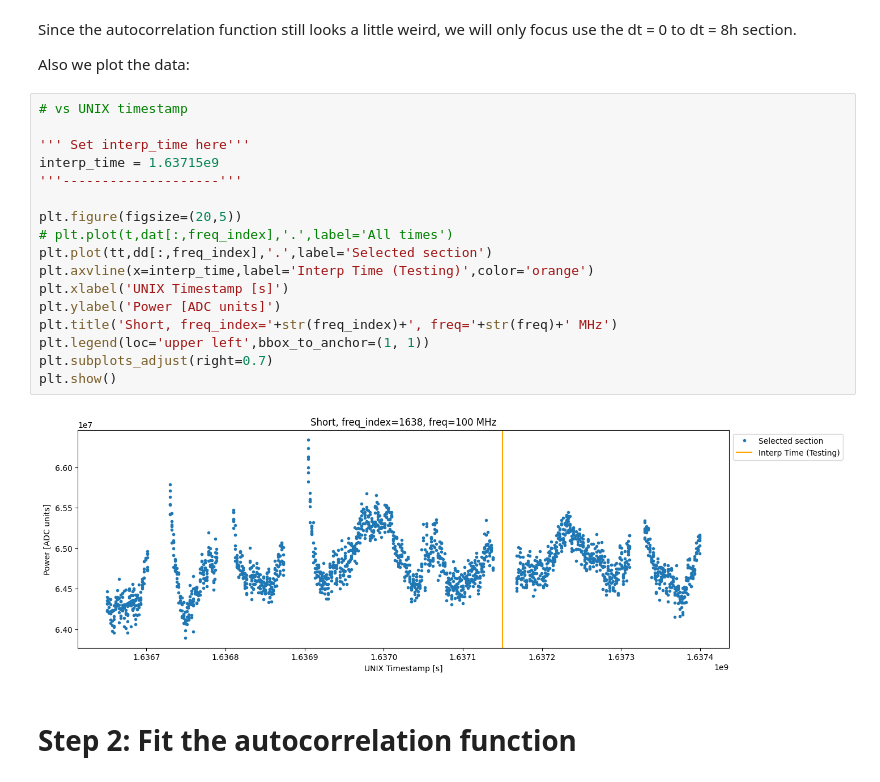
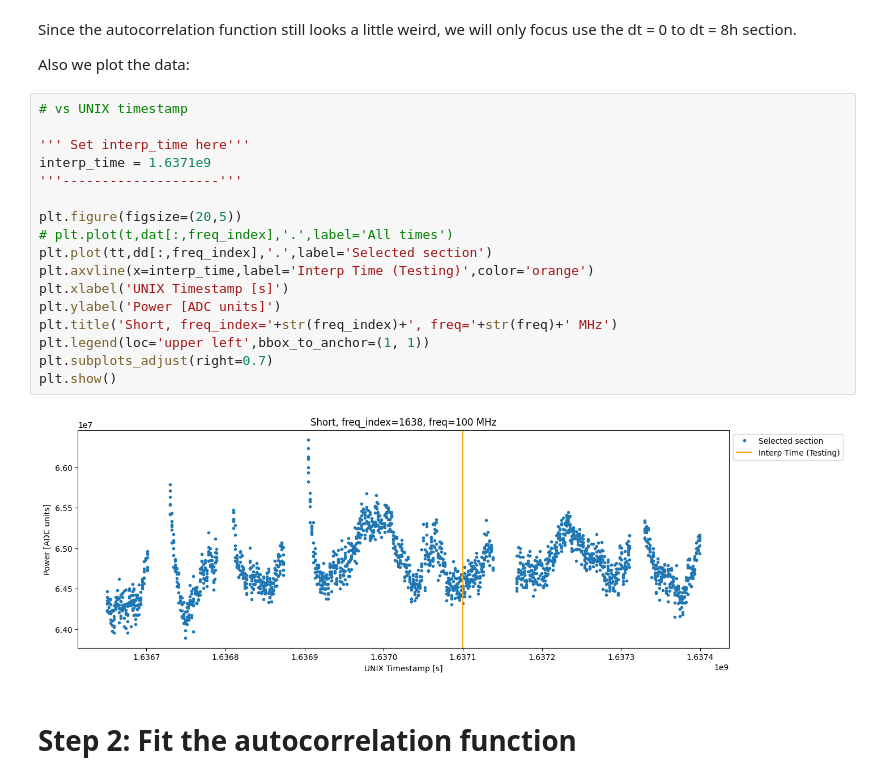
Before and after one commit to PRIZM-Experiment/prizm-calibration, a Jupyter notebook: Kriging.ipynb, the cells around one changed output. Cells and saved outputs as stored; diff of their text form.

```diff
--- a/Kriging.ipynb
+++ b/Kriging.ipynb
@@ -186,22 +230,22 @@ Also we plot the data:
 # %%
 # vs UNIX timestamp
 
 ''' Set interp_time here'''
-interp_time = 1.63715e9
+interp_time = 1.6371e9
 '''--------------------'''
 
 plt.figure(figsize=(20,5))
 # plt.plot(t,dat[:,freq_index],'.',label='All times')
 plt.plot(tt,dd[:,freq_index],'.',label='Selected section')
 plt.axvline(x=interp_time,label='Interp Time (Testing)',color='orange')
 plt.xlabel('UNIX Timestamp [s]')
 plt.ylabel('Power [ADC units]')
 plt.title('Short, freq_index='+str(freq_index)+', freq='+str(freq)+' MHz')
 plt.legend(loc='upper left',bbox_to_anchor=(1, 1))
 plt.subplots_adjust(right=0.7)
 plt.show()
 # %% [output]
-[figure, old version]
+[figure, new version]
 # %% [markdown]
 # Step 2: Fit the autocorrelation function
 # %%
```
Also changed, not shown: parts of 13 cells of this notebook, 2 other files.
